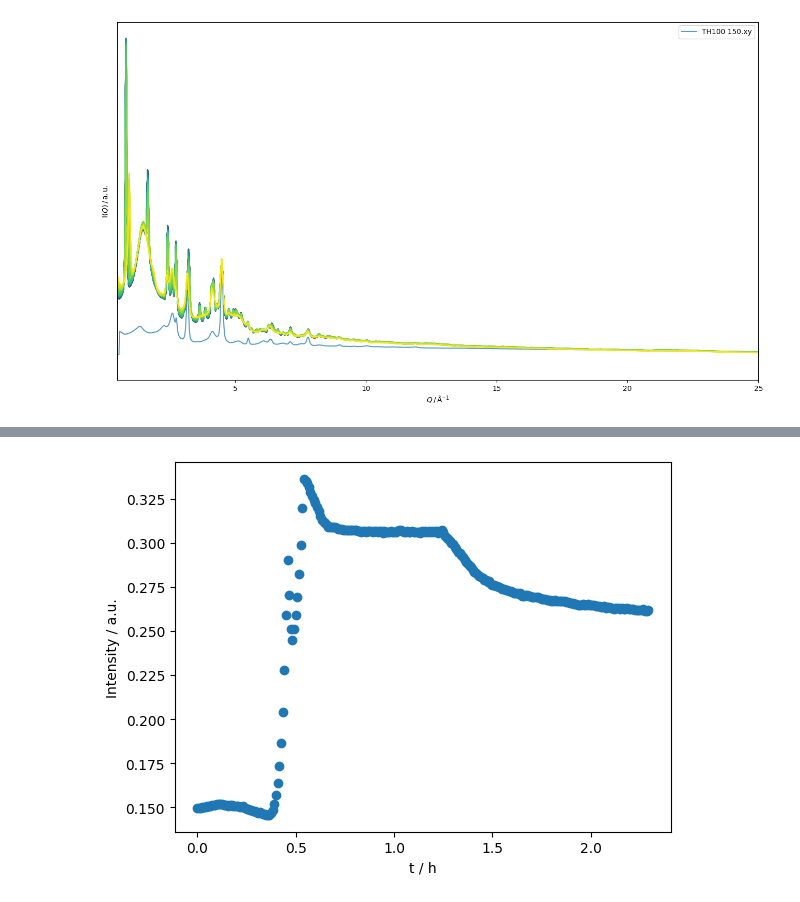
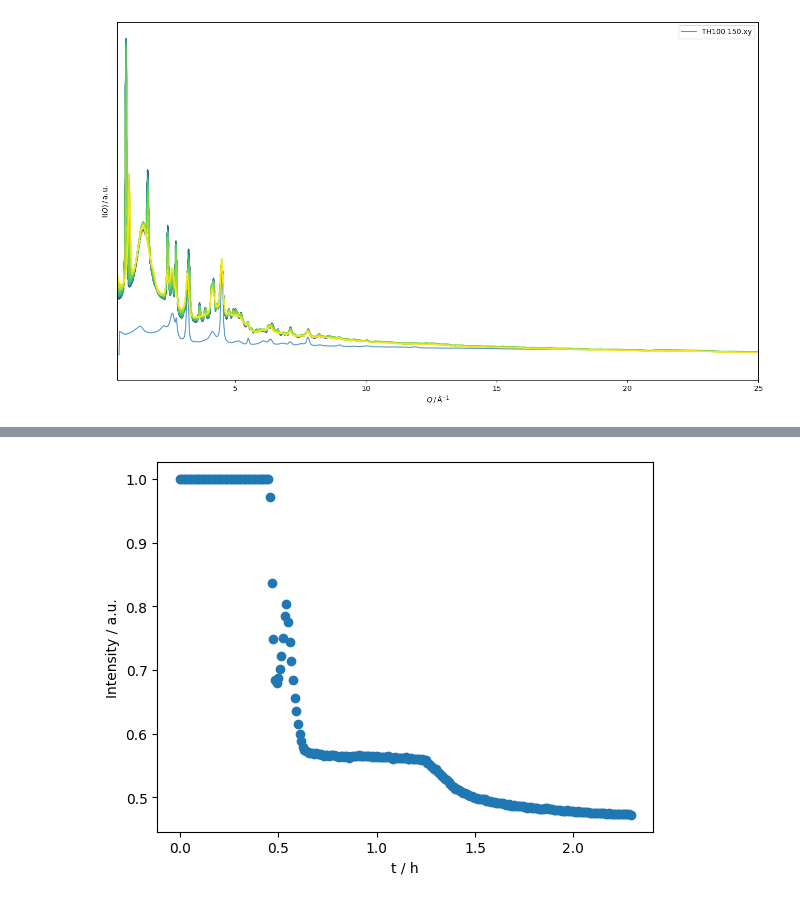
Before and after one commit to DonWachsmalstift/Desy_Felix_2023, a Jupyter notebook: plot_xrd.ipynb, the cells around one changed output, grey strips where cells are left out. Drawn from its saved outputs; the diff is of its cells as text; code cells hidden in the pictures.

```diff
--- a/plot_xrd.ipynb
+++ b/plot_xrd.ipynb
@@ -205,7 +205,7 @@ for i, file_name in enumerate(file_list):
     # Find peak value between 2.4 and 2.55
     x_vals = data[:, 0]
     y_vals = norm_y
-    peak_mask = np.logical_and(x_vals >= 3.4, x_vals <= 3.6)
+    peak_mask = np.logical_and(x_vals >= 0.7, x_vals <= 0.9)
     peak_value = np.max(y_vals[peak_mask])
 
     peak_values.append([i, peak_value])
@@ -224,31 +224,31 @@ for i, file_name in enumerate(file_list):
 # Convert peak_values to NumPy array for plotting
 peak_values = np.array(peak_values)
 
 # Scatter plot of peak values
 ax.scatter(peak_values[:, 0] / 120, peak_values[:, 1])
 ax.set_xlabel('t / h')
 ax.set_ylabel('Intensity / a.u.')
 #plt.title('Fe$_2$NiO$_4$ (311) peak intensity')
 
 # for i in range(7):
 #     start = 114 * i / 120
 #     end = start + 57 / 120
 #     ax.axvspan(start, end, facecolor='green', alpha=0.2)
 # # for i in range(4):
 # #     start = 114 * i + 57
 # #     end = start + 57
 # #     plt.axvspan(start, end, facecolor='green', alpha=0.2)
 # for i in range(1):
 #     start = i + 809 / 120
 #     end = start + 200 / 120
 #     ax.axvspan(start, end, facecolor='red', alpha=0.2)
 # ax.set_xticks(np.arange(0, 10, 2))
 # ax.set_xlim(0, peak_values[:, 0].max()/120)
 
 # plt.savefig(f'{base_path}spinel_peak.png', bbox_inches='tight', dpi=600)
 # plt.savefig(f'{base_path}spinel_peak.pdf', bbox_inches='tight', dpi=600)
 #plt.ylim(6000,10000)
 #plt.xlim(0,1)
 plt.show()
 # %% [output]
-[figure, old version]
+[figure, new version]
```
Also changed, not shown: parts of 1 cell of this notebook, 1 other file.
